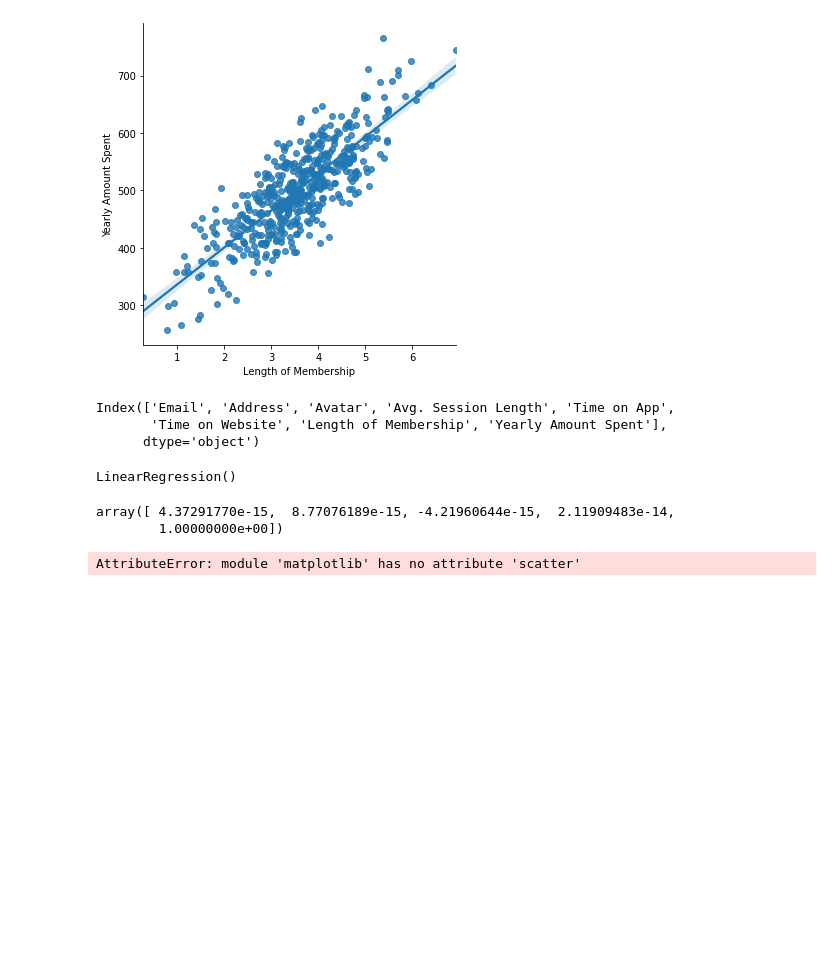
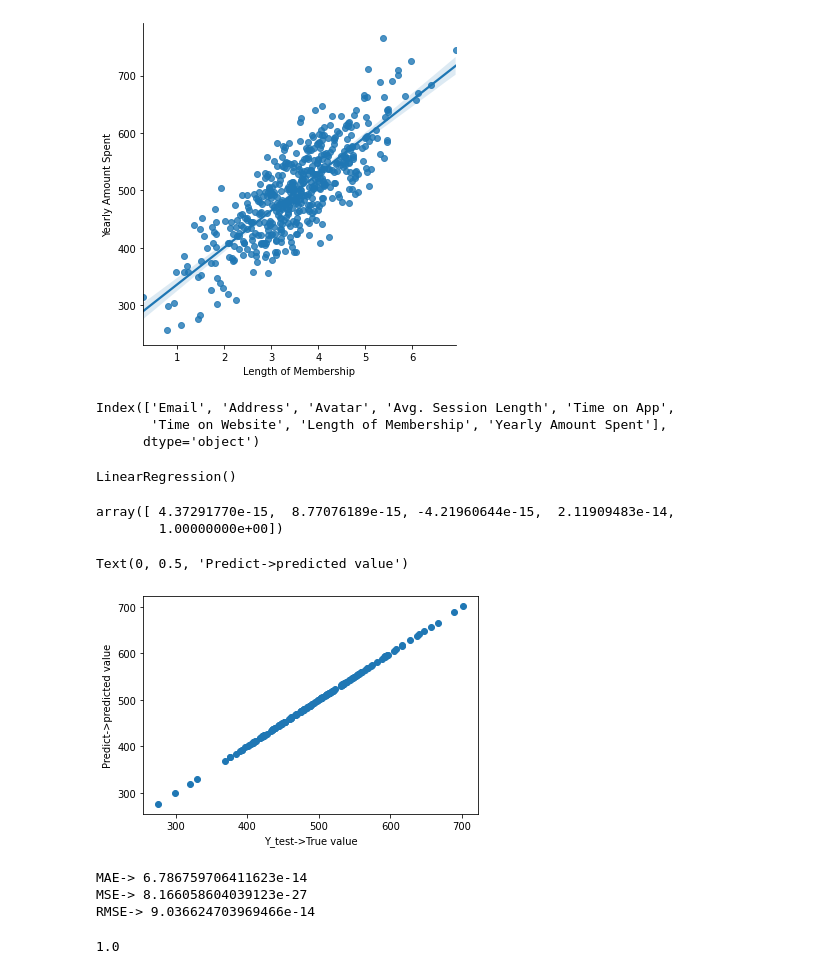
Before and after one commit to babiswas/pandasrepo, a Jupyter notebook: Ecommerce Customers.ipynb, the cells around one changed output. Saved outputs shown, nothing was run; the diff lists cells and outputs as text; code cells hidden in the pictures; blank space fills up the shorter version.

```diff
--- a/Ecommerce Customers.ipynb
+++ b/Ecommerce Customers.ipynb
@@ -161,7 +161,8 @@ array([ 4.37291770e-15,  8.77076189e-15, -4.21960644e-15,  2.11909483e-14,
 # %%
 predict=lm.predict(X_test)
 plt.pyplot.scatter(Y_test,predict)
-plt.xlabel('Y_test->True value')
-plt.ylabel('Predict->predicted value')
+plt.pyplot.xlabel('Y_test->True value')
+plt.pyplot.ylabel('Predict->predicted value')
 # %% [output]
-AttributeError: module 'matplotlib' has no attribute 'scatter'
+Text(0, 0.5, 'Predict->predicted value')
+[figure, added]
@@ -167,0 +171,12 @@ AttributeError: module 'matplotlib' has no attribute 'scatter'
+# %%
+print('MAE->',metrics.mean_absolute_error(Y_test,predict))
+print('MSE->',metrics.mean_squared_error(Y_test,predict))
+print('RMSE->',np.sqrt(metrics.mean_squared_error(Y_test,predict)))
+# %% [output]
+MAE-> 6.786759706411623e-14
+MSE-> 8.166058604039123e-27
+RMSE-> 9.036624703969466e-14
+# %%
+metrics.explained_variance_score(Y_test,predict)
+# %% [output]
+1.0
```
Also changed, not shown: parts of 3 cells of this notebook.
